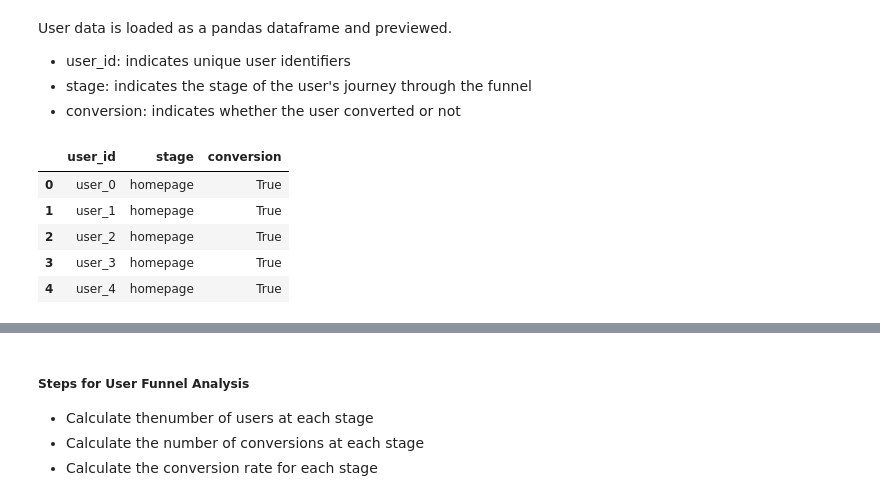
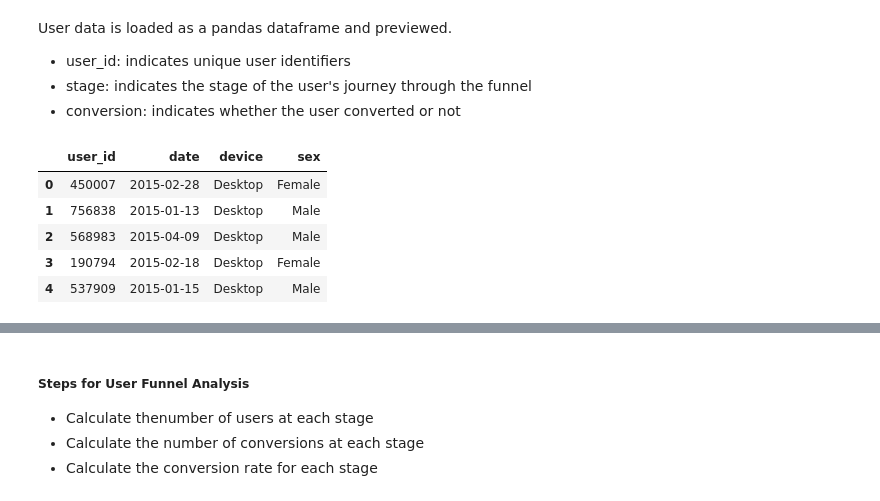
Before and after one commit to DrDamiDave/Customer-Funnel-Analysis, a Jupyter notebook: Customer Funnel Analysis.ipynb, the cells around one changed output, grey strips where cells are left out. Drawn from its saved outputs; the diff is of its cells as text; code cells hidden in the pictures.

```diff
--- a/Customer Funnel Analysis.ipynb
+++ b/Customer Funnel Analysis.ipynb
@@ -27,12 +31,12 @@ User data is loaded as a pandas dataframe and previewed.
 * stage: indicates the stage of the user's journey through the funnel
 * conversion: indicates whether the user converted or not
 # %%
-user_data = pd.read_csv("user_data.csv")
-user_data.head(5)
+user_df = pd.read_csv("user_table.csv")
+user_df.head(5)
 # %% [output]
-|  | user_id | stage | conversion |
-| 0 | user_0 | homepage | True |
-| 1 | user_1 | homepage | True |
-| 2 | user_2 | homepage | True |
-| 3 | user_3 | homepage | True |
-| 4 | user_4 | homepage | True |
+|  | user_id | date | device | sex |
+| 0 | 450007 | 2015-02-28 | Desktop | Female |
+| 1 | 756838 | 2015-01-13 | Desktop | Male |
+| 2 | 568983 | 2015-04-09 | Desktop | Male |
+| 3 | 190794 | 2015-02-18 | Desktop | Female |
+| 4 | 537909 | 2015-01-15 | Desktop | Male |
```
Also changed, not shown: parts of 14 cells of this notebook.
